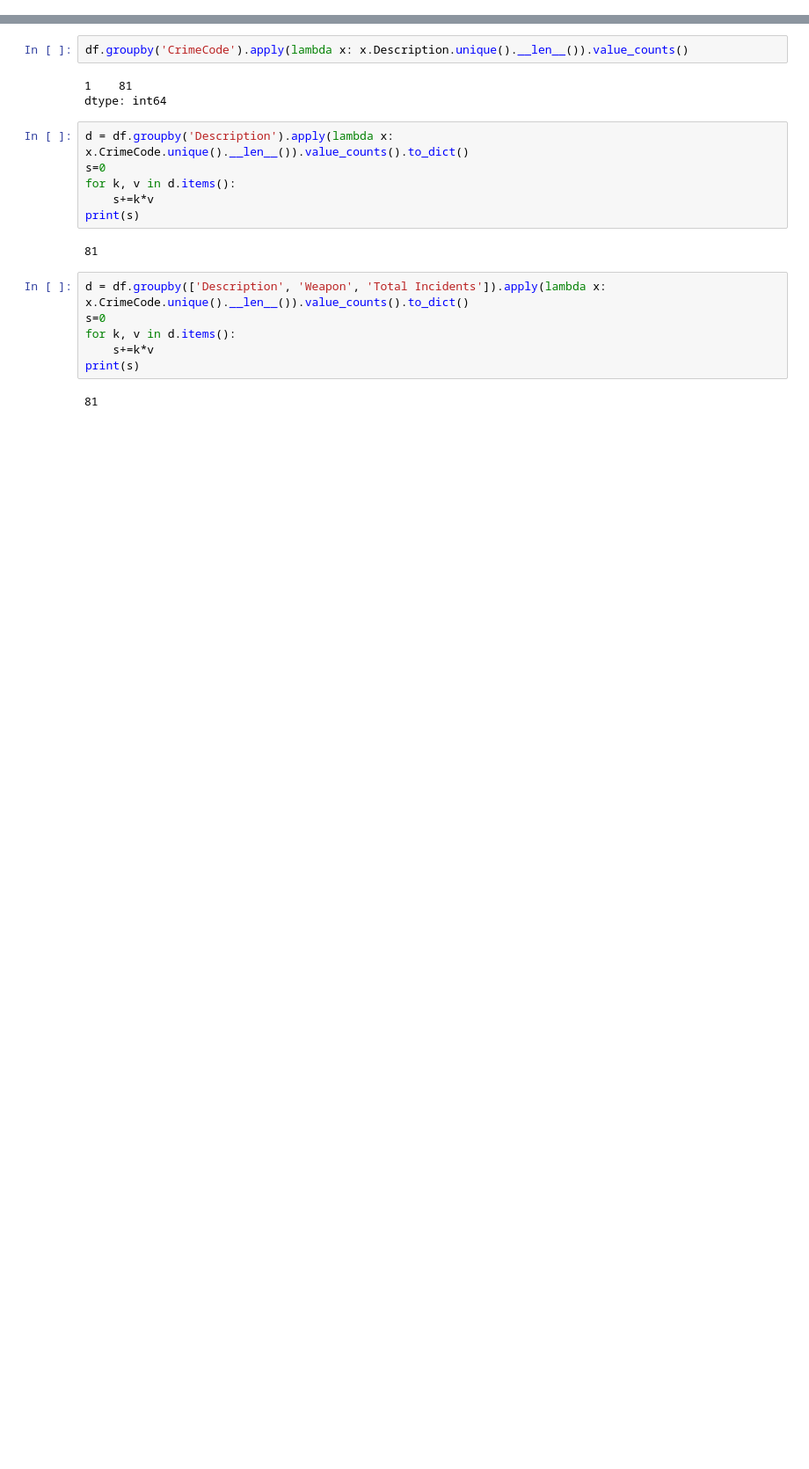
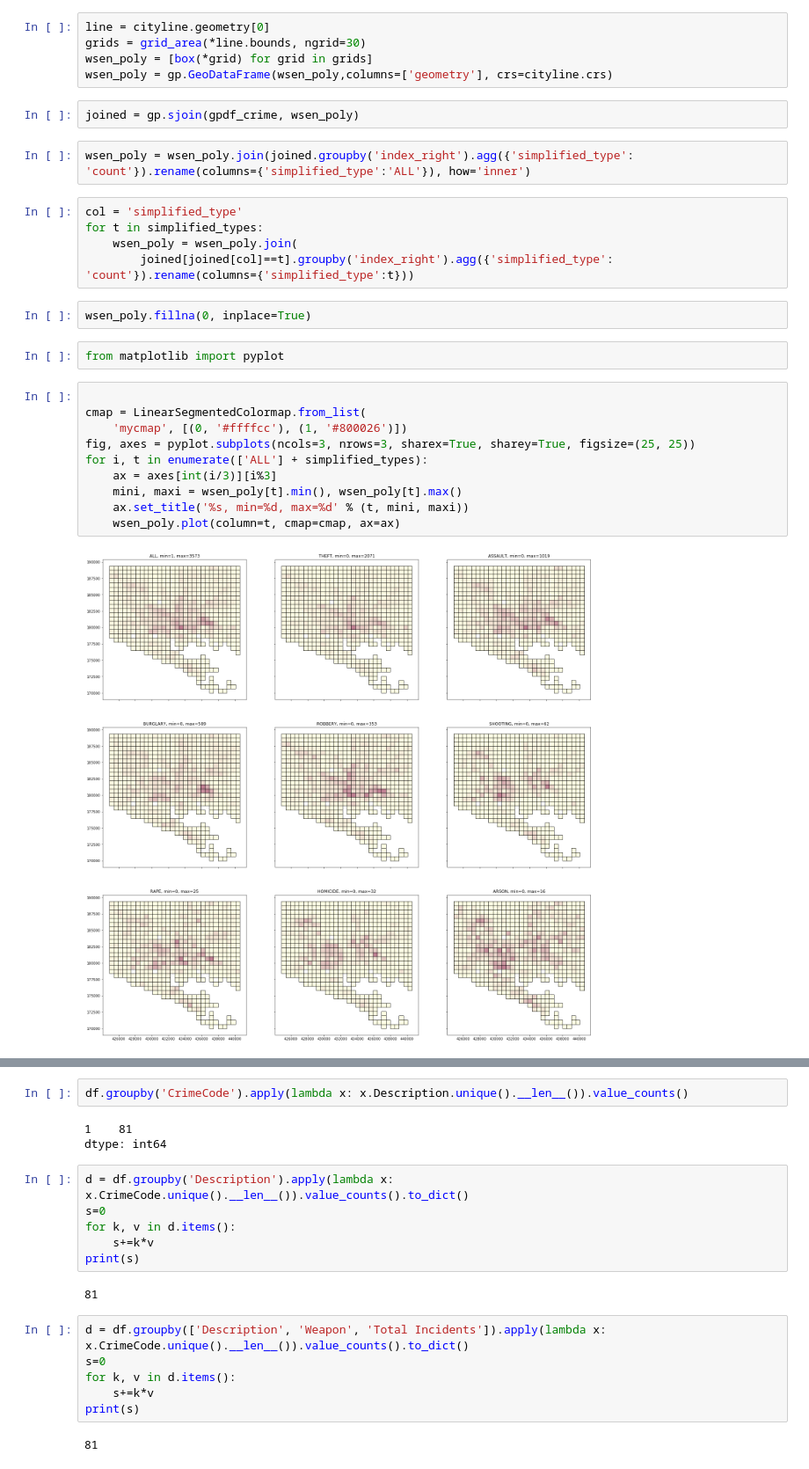
Before and after one commit to JHWu92/public-safety-baltimore, a Jupyter notebook: data/open-baltimore/UNDERSTAND - BPD_Part_1_Victim_Based_Crime_Data.ipynb, the cells around one changed output, grey strips where cells are left out. Shown: that part at 88% size. Drawn from its saved outputs; the diff is of its cells as text; blank space fills up the shorter version.

Commit message:
grid and time distribution of crime

```diff
--- a/data/open-baltimore/UNDERSTAND - BPD_Part_1_Victim_Based_Crime_Data.ipynb
+++ b/data/open-baltimore/UNDERSTAND - BPD_Part_1_Victim_Based_Crime_Data.ipynb
@@ -4,0 +108,30 @@ df = pd.read_csv('BPD_Part_1_Victim_Based_Crime_Data.csv').fillna('NaN')
+# %%
+line = cityline.geometry[0]
+grids = grid_area(*line.bounds, ngrid=30)
+wsen_poly = [box(*grid) for grid in grids]
+wsen_poly = gp.GeoDataFrame(wsen_poly,columns=['geometry'], crs=cityline.crs)
+# %%
+joined = gp.sjoin(gpdf_crime, wsen_poly)
+# %%
+wsen_poly = wsen_poly.join(joined.groupby('index_right').agg({'simplified_type': 'count'}).rename(columns={'simplified_type':'ALL'}), how='inner')
+# %%
+col = 'simplified_type'
+for t in simplified_types:
+    wsen_poly = wsen_poly.join(
+        joined[joined[col]==t].groupby('index_right').agg({'simplified_type': 'count'}).rename(columns={'simplified_type':t}))
+# %%
+wsen_poly.fillna(0, inplace=True)
+# %%
+from matplotlib import pyplot
+# %%
+
+cmap = LinearSegmentedColormap.from_list(
+    'mycmap', [(0, '#ffffcc'), (1, '#800026')])
+fig, axes = pyplot.subplots(ncols=3, nrows=3, sharex=True, sharey=True, figsize=(25, 25))
+for i, t in enumerate(['ALL'] + simplified_types):
+    ax = axes[int(i/3)][i%3]
+    mini, maxi = wsen_poly[t].min(), wsen_poly[t].max()
+    ax.set_title('%s, min=%d, max=%d' % (t, mini, maxi))
+    wsen_poly.plot(column=t, cmap=cmap, ax=ax)
+# %% [output]
+[figure, added]
```
Also changed, not shown: parts of 20 cells of this notebook, 3 other files.
